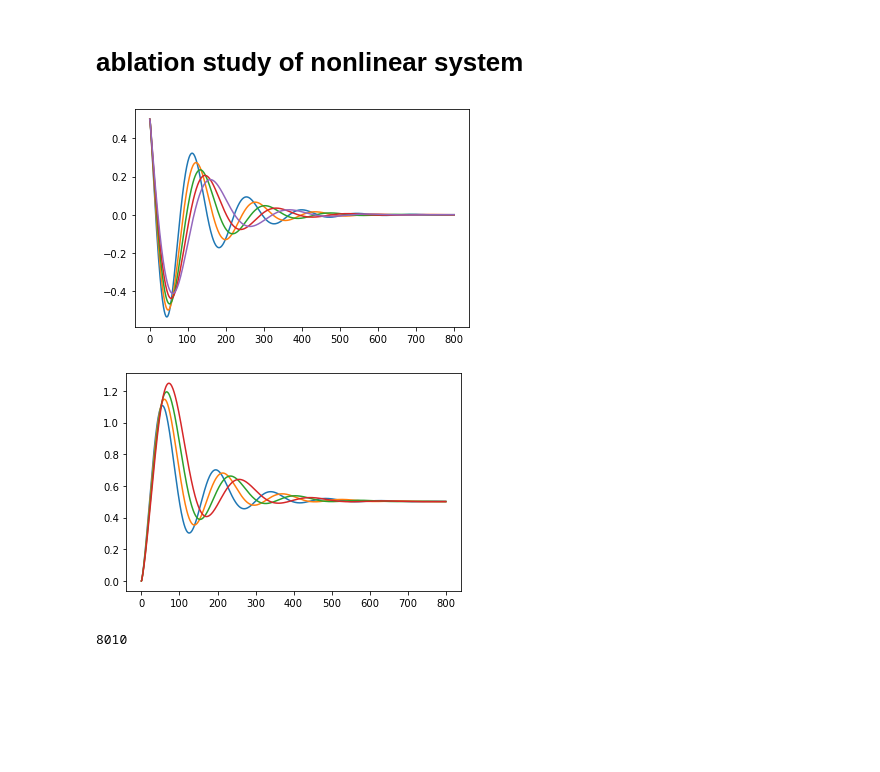
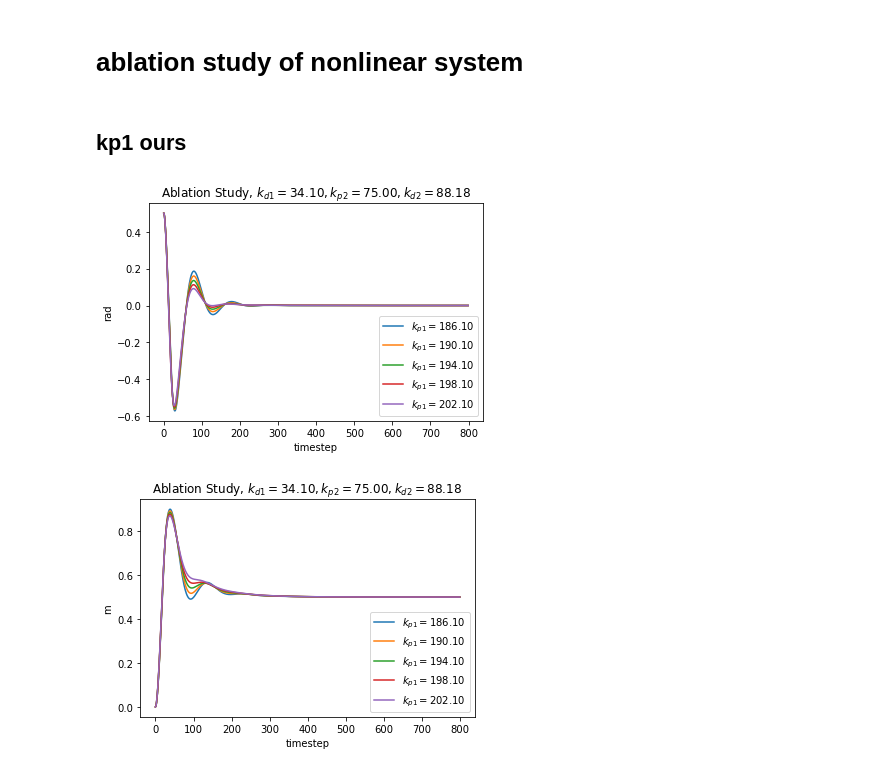
Before and after one commit to AndyRay1998/Semi-Implicit-Cascaded-Proportional-Derivative-Controller-for-Underactuated-Cart-Pole-Inverted-Pendu, a Jupyter notebook: cascaded_PD_pendulum_modified.ipynb, the cells around one changed output. Drawn from its saved outputs; the diff is of its cells as text; code cells hidden in the pictures; blank space fills up the shorter version.

```diff
--- a/cascaded_PD_pendulum_modified.ipynb
+++ b/cascaded_PD_pendulum_modified.ipynb
@@ -583,18 +583,36 @@ for i in range(5):
-# %%
-fig = plt.figure()
-ax = fig.add_subplot()
-for i in range(5):
-    ax.plot(phi_l[i*801:(i+1)*801], label='ours')
-# %% [output]
-[figure, removed]
-# %%
-fig = plt.figure()
-ax = fig.add_subplot()
-for i in range(4):
-    ax.plot(x_l[i*801:(i+1)*801], label='ours')
-# %% [output]
-[figure, removed]
-# %%
-len(x_l)
-# %% [output]
-8010
+# %% [markdown]
+## kp1 ours
+# %%
+fig = plt.figure()
+ax = fig.add_subplot()
+ax.plot(phi_l[0*800:1*800], label='$k_{p1}=186.10$')
+ax.plot(phi_l[1*800:2*800], label='$k_{p1}=190.10$')
+ax.plot(phi_l[2*800:3*800], label='$k_{p1}=194.10$')
+ax.plot(phi_l[3*800:4*800], label='$k_{p1}=198.10$')
+ax.plot(phi_l[4*800:5*800], label='$k_{p1}=202.10$')
+
+
+plt.title('Ablation Study, $k_{d1}=34.10,k_{p2}=75.00,k_{d2}=88.18$')
+plt.xlabel('timestep')
+plt.ylabel('rad')
+plt.legend()
+fig.savefig("C:/Users/Lenovo/Desktop/figures/ablation_ours_kp1_phi.png", dpi=500, format="png")
+# %% [output]
+[figure, added]
+# %%
+fig = plt.figure()
+ax = fig.add_subplot()
+ax.plot(x_l[0*800:1*800], label='$k_{p1}=186.10$')
+ax.plot(x_l[1*800:2*800], label='$k_{p1}=190.10$')
+ax.plot(x_l[2*800:3*800], label='$k_{p1}=194.10$')
+ax.plot(x_l[3*800:4*800], label='$k_{p1}=198.10$')
+ax.plot(x_l[4*800:5*800], label='$k_{p1}=202.10$')
+
+
+plt.title('Ablation Study, $k_{d1}=34.10,k_{p2}=75.00,k_{d2}=88.18$')
+plt.xlabel('timestep')
+plt.ylabel('m')
+plt.legend()
+fig.savefig("C:/Users/Lenovo/Desktop/figures/ablation_ours_kp1_x.png", dpi=500, format="png")
+# %% [output]
+[figure, added]
```
Also changed, not shown: parts of 23 cells of this notebook, 27 other files.
